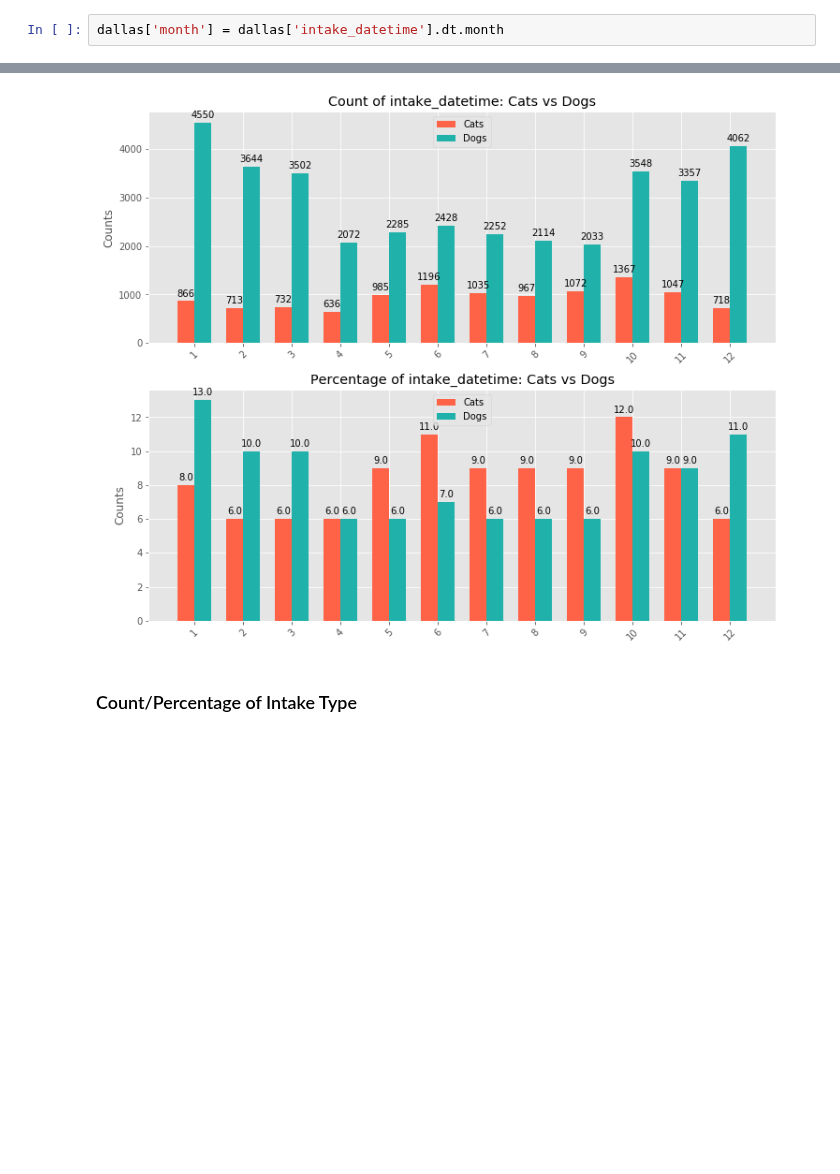
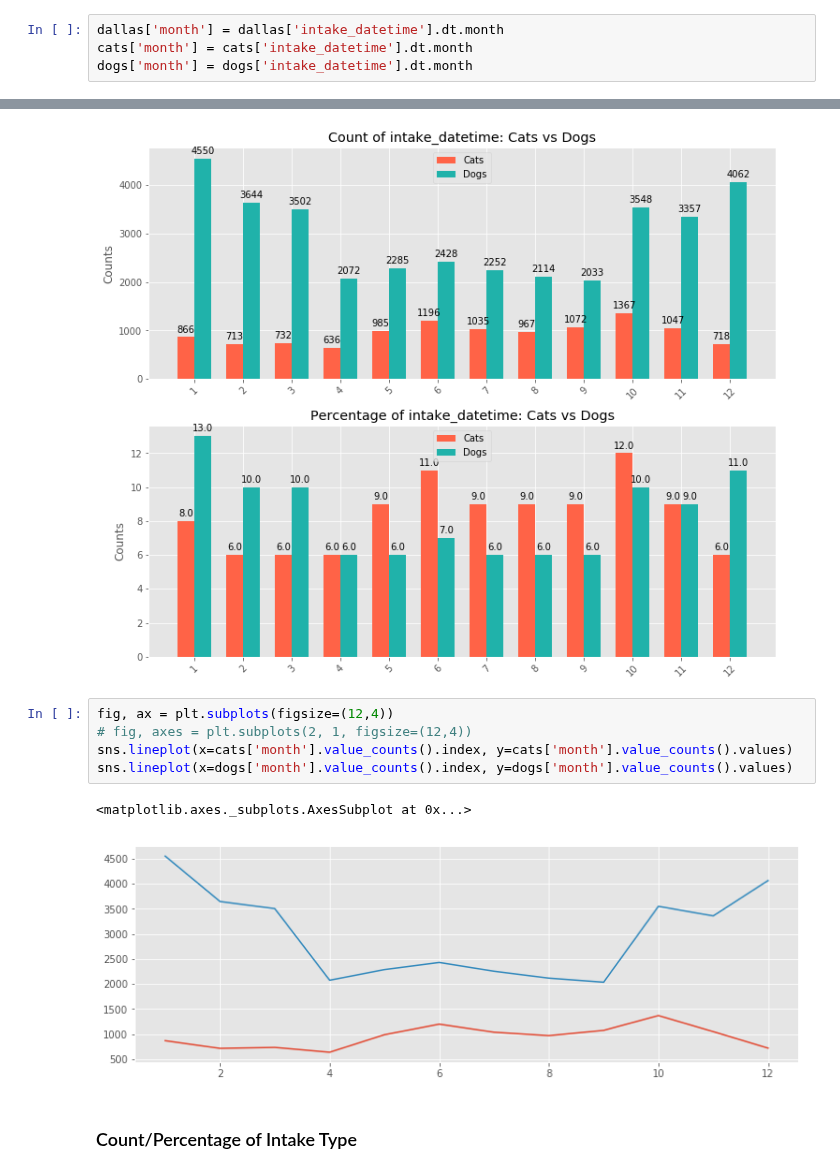
Before and after one commit to cwong690/Dallas-Paws, a Jupyter notebook: dallas_animals.ipynb, the cells around one changed output, grey strips where cells are left out. Saved outputs shown, nothing was run; the diff lists cells and outputs as text; blank space fills up the shorter version.

Commit message:
create lineplot of monthly counts

```diff
--- a/dallas_animals.ipynb
+++ b/dallas_animals.ipynb
@@ -528,6 +528,8 @@ dogs:
 - type of intake and the outcome
 # %%
 dallas['month'] = dallas['intake_datetime'].dt.month
+cats['month'] = cats['intake_datetime'].dt.month
+dogs['month'] = dogs['intake_datetime'].dt.month
 # %% [markdown]
 ## Plots and Graphs
 # %% [markdown]
@@ -581,6 +583,14 @@ bar_count(axes[0], cats['intake_datetime'].dt.month.value_counts().sort_index(),
 bar_percent(axes[1], cats['intake_datetime'].dt.month.value_counts().sort_index(), dogs['intake_datetime'].dt.month.value_counts().sort_index())
 # %% [output]
 [figure]
+# %%
+fig, ax = plt.subplots(figsize=(12,4))
+# fig, axes = plt.subplots(2, 1, figsize=(12,4))
+sns.lineplot(x=cats['month'].value_counts().index, y=cats['month'].value_counts().values)
+sns.lineplot(x=dogs['month'].value_counts().index, y=dogs['month'].value_counts().values)
+# %% [output]
+<matplotlib.axes._subplots.AxesSubplot at 0x...>
+[figure, added]
 # %% [markdown]
 ### Count/Percentage of Intake Type
 # %%
```
